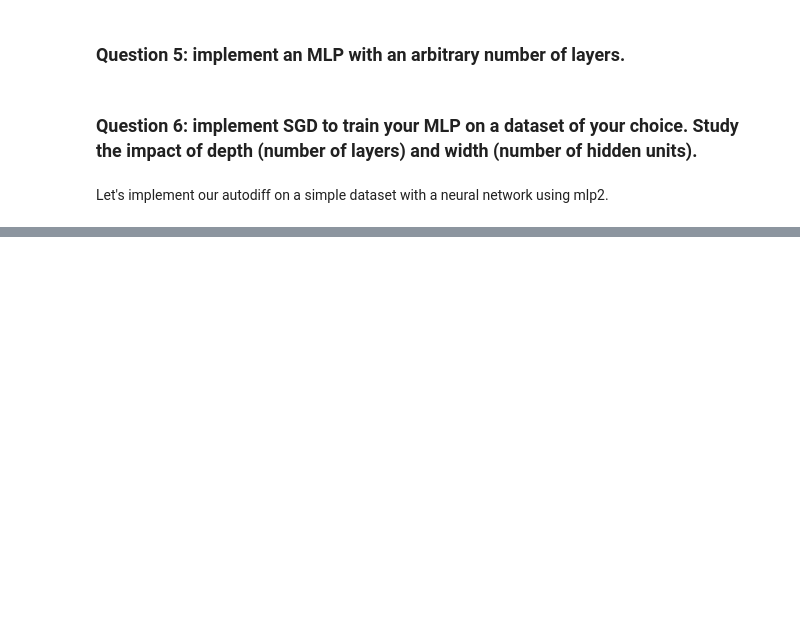
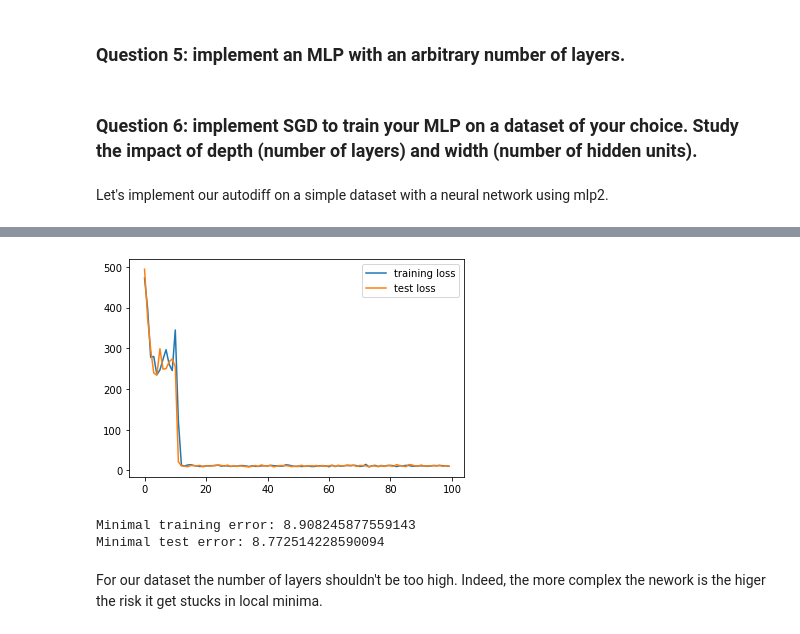
Before and after one commit to kunschg/Optimization-for-ML-, a Jupyter notebook: Part2-autodiff.ipynb, the cells around one changed output, grey strips where cells are left out. Saved outputs shown, nothing was run; the diff lists cells and outputs as text; code cells hidden in the pictures; blank space fills up the shorter version.

```diff
--- a/Part2-autodiff.ipynb
+++ b/Part2-autodiff.ipynb
@@ -279,0 +444,66 @@ y = 3*x+2 + noise
+# %%
+#test with mlp general
+learning_rate = 1e-4
+nepochs = 100
+
+#test with 4 layers
+input_dim = xtrain.shape[1]
+hidden_dim_1 = 2
+hidden_dim_2 = 3
+hidden_dim_3 = 4
+hidden_dim_4 = 5
+
+
+#weights initialisation
+W1 = np.random.normal(loc=0, scale=1./np.sqrt(input_dim),
+          size=(hidden_dim_1, input_dim))
+W2 = np.random.normal(loc=0, scale=1./np.sqrt(hidden_dim_1),
+          size=(hidden_dim_2, hidden_dim_1))
+W3 = np.random.normal(loc=0, scale=1./np.sqrt(hidden_dim_2),
+          size=(hidden_dim_3, hidden_dim_2))
+W4 = np.random.normal(loc=0, scale=1./np.sqrt(hidden_dim_3),
+          size=(hidden_dim_4, hidden_dim_3))
+
+training_loss, test_loss = [], []
+
+for epoch in range(nepochs):
+
+    train_err = []
+    for n in range(nsamples):
+        random_index = np.random.randint(nsamples)
+        loss_train_it = loss_general_MLP(xtrain[random_index], ytrain[random_index], W1, W2, W3, W4)[0]
+        vector_for_starting_backward = 1 #because we use SGD, if batch would need of vector of len = batch_size
+        grad = loss_general_MLP(xtrain[random_index], ytrain[random_index], W1, W2,  W3, W4)[1](vector_for_starting_backward)
+        grad_W1 = grad[2]
+        grad_W2  =  grad[3]
+        grad_W3 = grad[4]
+        grad_W4  =  grad[5]
+        W1 = W1 - learning_rate*grad_W1
+        W2 = W2 - learning_rate*grad_W2
+        W3 = W3 - learning_rate*grad_W3
+        W4 = W4 - learning_rate*grad_W4
+
+        train_err.append(loss_train_it)
+
+    test_err = []
+    for n in range(nsamples):
+        random_index = np.random.randint(nsamples)
+        loss_test_it = loss_general_MLP(xtrain[random_index], ytrain[random_index], W1, W2, W3, W4)[0]
+        test_err.append(loss_test_it)
+
+    training_loss.append(np.array(train_err).mean())
+    test_loss.append(np.array(test_err).mean())
+
+plt.plot(np.array(training_loss), label='training loss')
+plt.plot(np.array(test_loss), label='test loss')
+plt.legend()
+plt.show()
+
+print("Minimal training error: " + str(min(training_loss)))
+print("Minimal test error: " + str(min(test_loss)))
+# %% [output]
+[figure, added]
+Minimal training error: 8.908245877559143
+Minimal test error: 8.772514228590094
+# %% [markdown]
+For our dataset the number of layers shouldn't be too high. Indeed, the more complex the nework is the higer the risk it get stucks in local minima.
```
Also changed, not shown: parts of 10 cells of this notebook, 1 other file.
